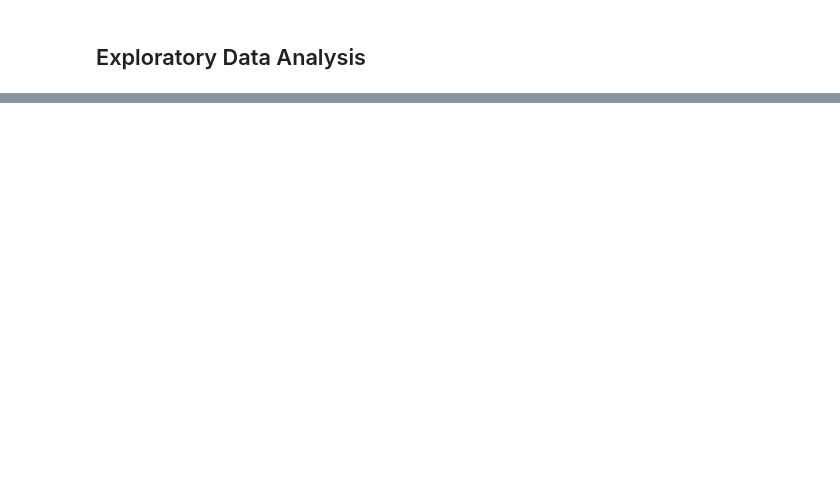
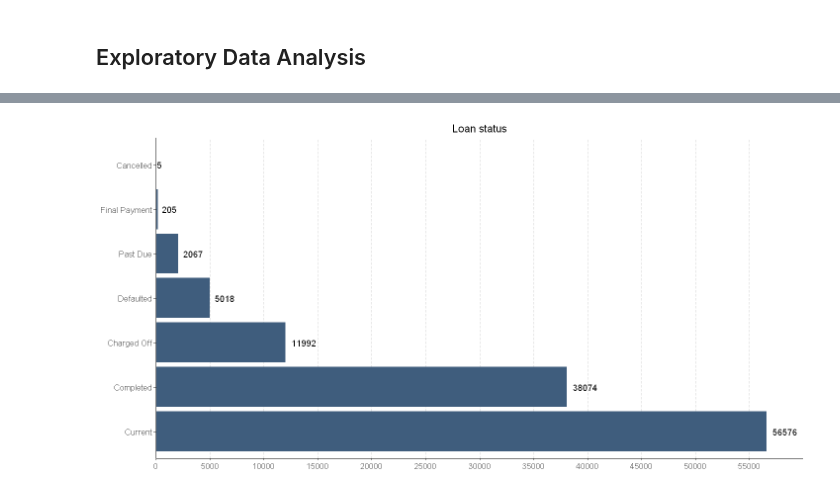
Before and after one commit to BarbaraStempien/DA--Loan-Data-from-Prosper, a Jupyter notebook: analysis.ipynb, the cells around one changed output, grey strips where cells are left out. Drawn from its saved outputs; the diff is of its cells as text; code cells hidden in the pictures; blank space fills up the shorter version.

```diff
--- a/analysis.ipynb
+++ b/analysis.ipynb
@@ -225,0 +298,20 @@ options(repr.plot.width=8, repr.plot.height=4)
+# %%
+# Loan Status
+loan_status <- df %>% count(df$LoanStatus) %>%
+                set_colnames(c("status", "count"))
+
+# plot loan status
+ggplot(loan_status, aes(x = status, y = count)) +
+  geom_bar(fill = "#3F5D7D", stat = "identity") +
+  geom_text(aes(label = count), hjust = -0.25) +
+  labs(title = "Loan status") +
+  scale_y_continuous(limits = c(0,60000), breaks = seq(0, 55000, 5000), expand = c(0,0)) +
+  theme(plot.title = element_text(hjust = 0.5),
+        axis.title.x = element_blank(),
+        axis.title.y = element_blank(),
+        axis.text.y = element_text(size=10),
+        axis.text.x = element_text(size=10),
+        panel.grid.major.x = element_line(color="#d3d3d3", linetype = "dashed", size=0.5)) +
+  rotate()
+# %% [output]
+[figure, added]
```
Also changed, not shown: parts of 10 cells of this notebook.
